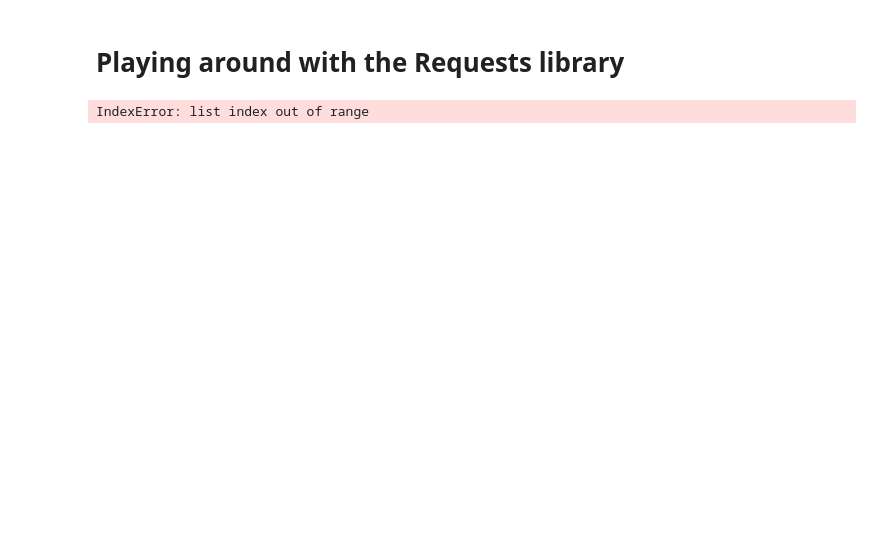
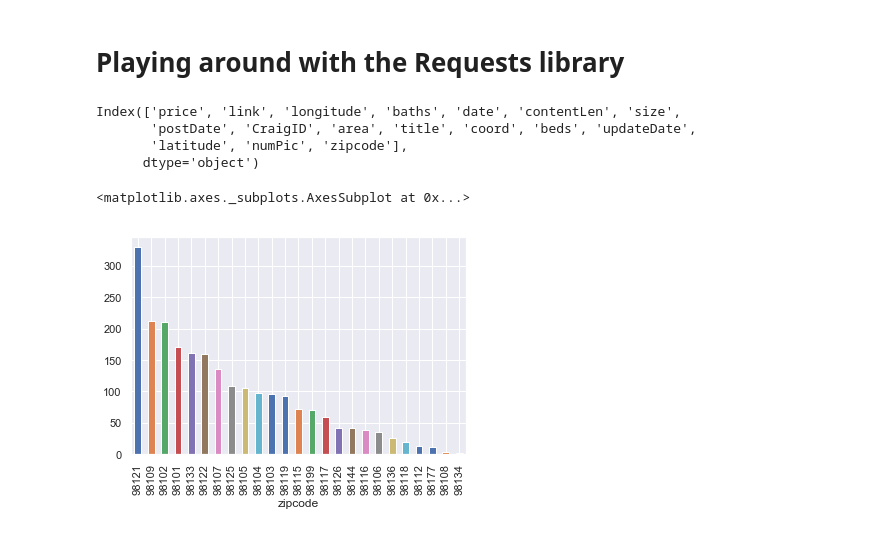
Before and after one commit to loftusa/General-Projects-And-Scripts, a Jupyter notebook: Fun_Scripts/learning_requests.ipynb, the cells around one changed output. Saved outputs shown, nothing was run; the diff lists cells and outputs as text; code cells hidden in the pictures; blank space fills up the shorter version.

```diff
--- a/Fun_Scripts/learning_requests.ipynb
+++ b/Fun_Scripts/learning_requests.ipynb
@@ -4,3 +4,7 @@
 import requests
 from bs4 import BeautifulSoup as bs4
 import pandas as pd
+import matplotlib.pyplot as plt
+import seaborn as sns
+sns.set()
+%matplotlib inline
@@ -24,6 +11,14 @@ apts = get_apt_iterator(url_base)
-# %%
-ls = []
-for i in range(len(apts)):
-    ls.append((int(apts[i].findAll(attrs={'class': 'result-price'})[0].text[1:])))
-# %% [output]
-IndexError: list index out of range
+# %%
+df = pd.read_csv('https://raw.githubusercontent.com/jayfeng1/Craigslist-Pricing-Project/master/craigSeattle.csv')
+# %%
+df.columns
+# %% [output]
+Index(['price', 'link', 'longitude', 'baths', 'date', 'contentLen', 'size',
+       'postDate', 'CraigID', 'area', 'title', 'coord', 'beds', 'updateDate',
+       'latitude', 'numPic', 'zipcode'],
+      dtype='object')
+# %%
+df.groupby('zipcode').price.count().sort_values(ascending=False).plot(kind='bar')
+# %% [output]
+<matplotlib.axes._subplots.AxesSubplot at 0x...>
+[figure, added]
```
Also changed, not shown: parts of 4 cells of this notebook, 2 other files.
